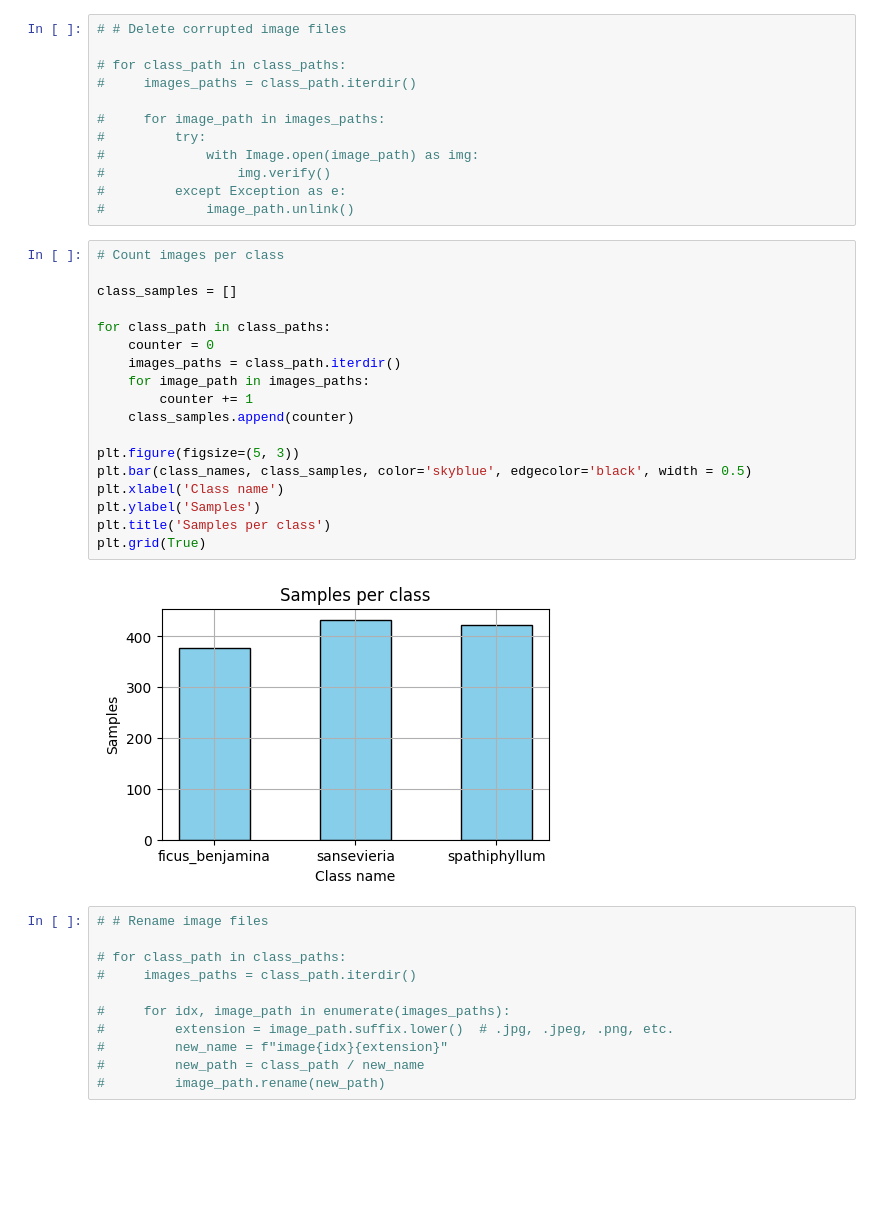
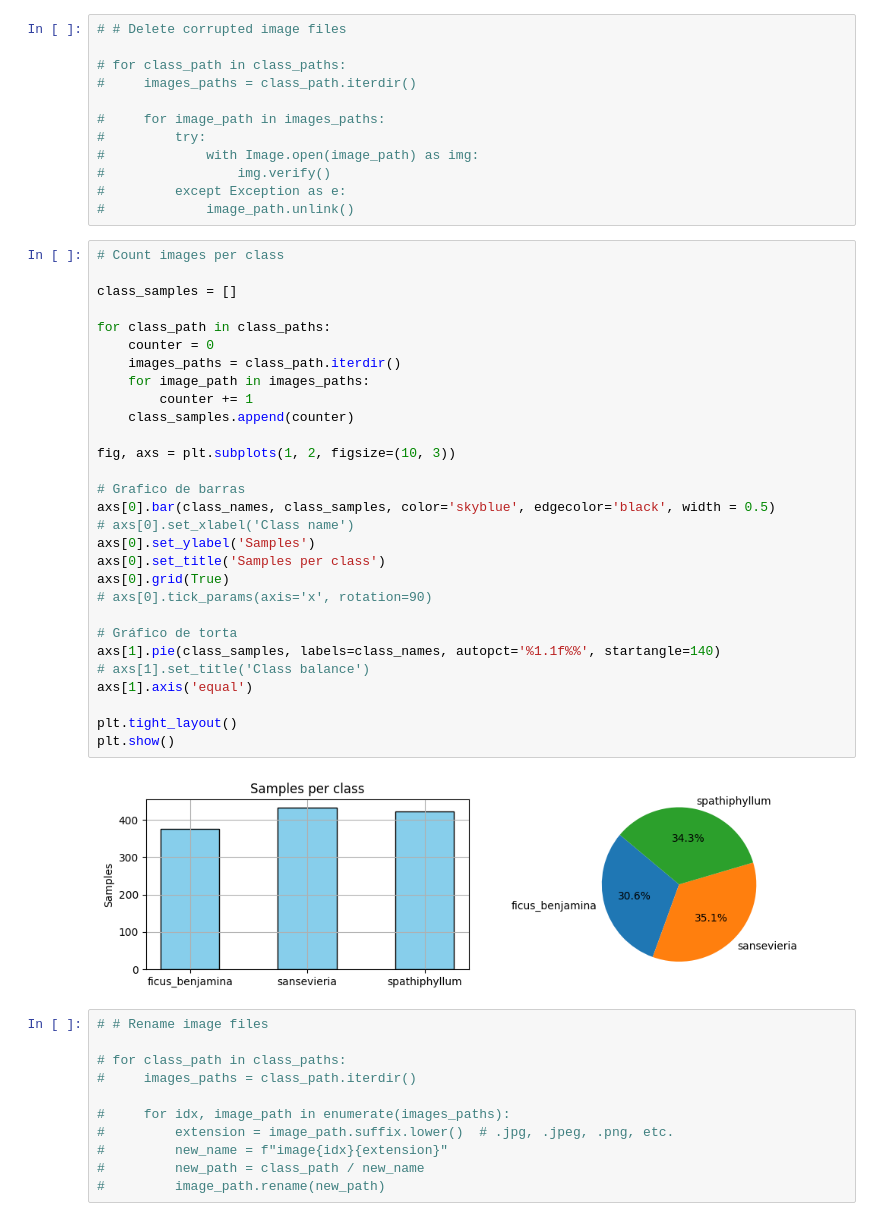
Before and after one commit to pabloajimenezc/QuePlantaEs, a Jupyter notebook: notebooks/EDA.ipynb, the cells around one changed output. Cells and saved outputs as stored; diff of their text form; blank space fills up the shorter version.

```diff
--- a/notebooks/EDA.ipynb
+++ b/notebooks/EDA.ipynb
@@ -47,23 +48,34 @@ for class_path in class_paths:
 # %%
 # Count images per class
 
 class_samples = []
 
 for class_path in class_paths:
     counter = 0
     images_paths = class_path.iterdir()
     for image_path in images_paths:
         counter += 1
     class_samples.append(counter)
 
-plt.figure(figsize=(5, 3))
-plt.bar(class_names, class_samples, color='skyblue', edgecolor='black', width = 0.5)
-plt.xlabel('Class name')
-plt.ylabel('Samples')
-plt.title('Samples per class')
-plt.grid(True)
+fig, axs = plt.subplots(1, 2, figsize=(10, 3))
+
+# Grafico de barras
+axs[0].bar(class_names, class_samples, color='skyblue', edgecolor='black', width = 0.5)
+# axs[0].set_xlabel('Class name')
+axs[0].set_ylabel('Samples')
+axs[0].set_title('Samples per class')
+axs[0].grid(True)
+# axs[0].tick_params(axis='x', rotation=90)
+
+# Gráfico de torta
+axs[1].pie(class_samples, labels=class_names, autopct='%1.1f%%', startangle=140)
+# axs[1].set_title('Class balance')
+axs[1].axis('equal')
+
+plt.tight_layout()
+plt.show()
 # %% [output]
-[figure, old version]
+[figure, new version]
 # %%
 # # Rename image files
 
```
Also changed, not shown: parts of 2 cells of this notebook.
